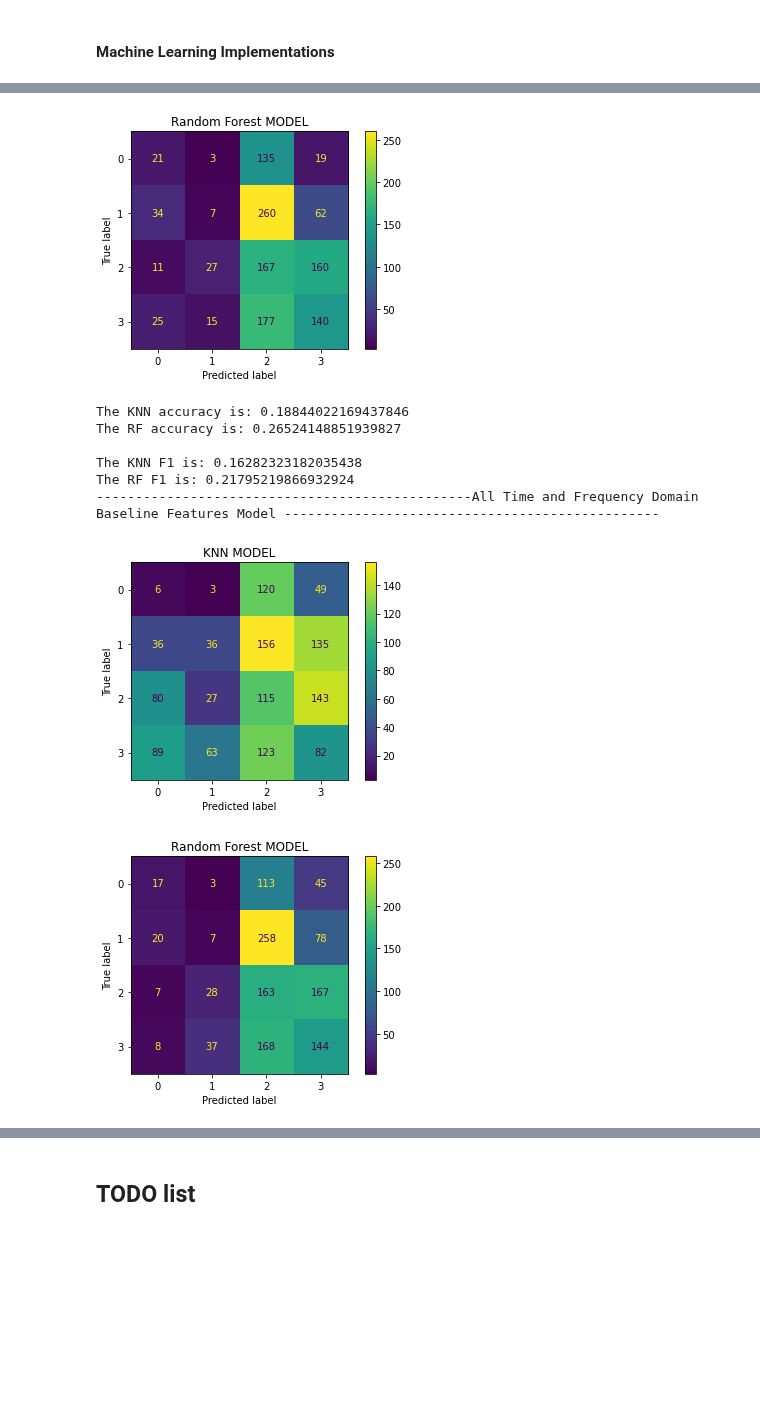
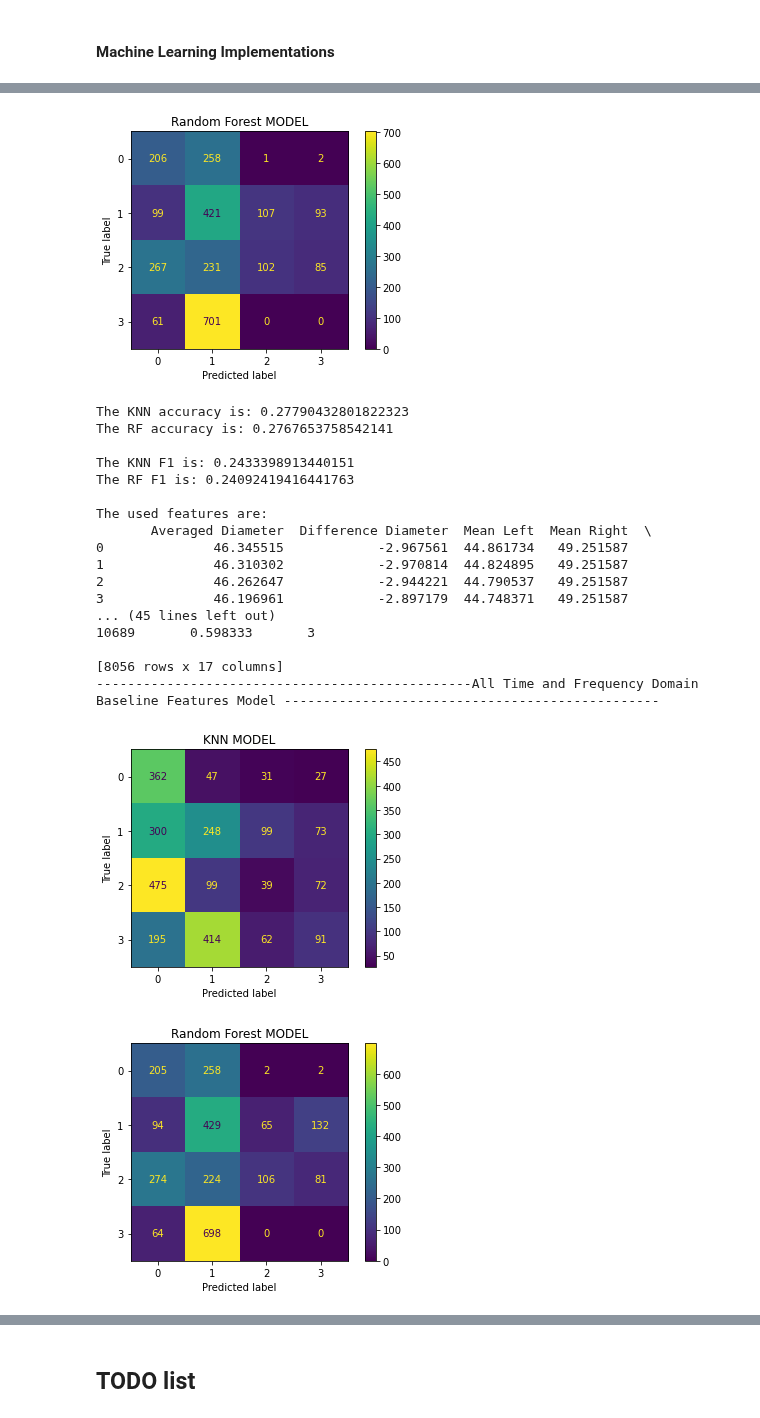
Before and after one commit to BaiYunpeng1949/mobile-eye-computing, a Jupyter notebook: ProcessDataNTestAlgorithm/[On] TraditionalMLunderWaveletStructure.ipynb, the cells around one changed output, grey strips where cells are left out. Cells and saved outputs as stored; diff of their text form; code cells hidden in the pictures; blank space fills up the shorter version.

```diff
--- a/ProcessDataNTestAlgorithm/[On] TraditionalMLunderWaveletStructure.ipynb
+++ b/ProcessDataNTestAlgorithm/[On] TraditionalMLunderWaveletStructure.ipynb
@@ -238,8 +217,8 @@ def validate_instances(df_input):
 #     df = df.loc[df[LABELS] < 3] # Try with 3 labels: 0, 1, 2 since LHIPA was not sensitive to the THREEBACKs.
 #     df = df.loc[df[LABELS] != 1] # Try with 3 labels: 0, 2 since LHIPA was not sensitive to these 2 classes. dfObj[(dfObj['Sale'] > 30) & (dfObj['Sale'] < 33) ]
 
-    df_train = df.loc[df[PID] != 5] # <TODO: this part needs to be improved>
-    df_test = df.loc[df[PID] == 5]
+    df_train = df.loc[df[PID] != 8] # <TODO: this part needs to be improved>
+    df_test = df.loc[df[PID] == 8]
 
 
 #     # Reset the index.
@@ -293,7 +275,9 @@ def select_features(df_input, selected_feature_sets, dropped_feature_sets):
 def train_test_models(df_input, df_test, label_string): # <TODO> need to modify later.
     df = df_input.copy()
 
-#     # Split dataset.
+    # Split dataset.
+
+    # K-fold way.
 #     # Get the X and y sets.
 #     X = df.loc[:, df.columns != LABELS].to_numpy()
 #     y = df.loc[:, df.columns == LABELS].to_numpy()
@@ -303,14 +287,14 @@ def train_test_models(df_input, df_test, label_string): # <TODO> need to modify
 #     X_train, X_test, y_train, y_test = train_test_split(X, y, test_size=TEST_SIZE_PCT, random_state=999)
 
 ###################################### Testing area #################################
-    df_test_ = df_test.copy()
+    df_test = df_test.copy()
 
     X_train = df.loc[:, df.columns != LABELS].to_numpy()
     y_train = df.loc[:, df.columns == LABELS].to_numpy()
     y_train = np.reshape(y_train, -1)
 
-    X_test = df_test_.loc[:, df_test_.columns != LABELS].to_numpy()
-    y_test = df_test_.loc[:, df_test_.columns == LABELS].to_numpy()
+    X_test = df_test.loc[:, df_test.columns != LABELS].to_numpy()
+    y_test = df_test.loc[:, df_test.columns == LABELS].to_numpy()
     y_test = np.reshape(y_test, -1)
 ######################################################################################
 
@@ -344,8 +328,8 @@ def train_test_models(df_input, df_test, label_string): # <TODO> need to modify
     # Print the results.
     print('\nThe KNN accuracy is: ' + str(acc_score_knn) +  '\nThe RF accuracy is: ' + str(acc_score_rf))
     print('\nThe KNN F1 is: ' + str(f1_score_knn) +  '\nThe RF F1 is: ' + str(f1_score_rf))
-#     print('\nThe used features are: ') # Briefly display the features utilized.
-#     print(df)
+    print('\nThe used features are: ') # Briefly display the features utilized.
+    print(df)
 
     # Output the data.
     df_output = df.copy()
@@ -357,13 +341,9 @@ def train_test_models(df_input, df_test, label_string): # <TODO> need to modify
 
 # Encode features into numeric values.
 df_numeric_features = encode(df_input=df_raw_features)
-df_numeric_test = encode(df_input=df_raw_test)
 
 # Get validated instances.
-# df_all_features = validate_instances(df_input=df_numeric_features)
-# df_all_features_test = validate_instances(df_input=df_numeric_test)
-
-df_all_features, df_all_features_test = validate_instances(df_input=df_numeric_features)
+df_train, df_test = validate_instances(df_input=df_numeric_features)
 
 
 # Looping and fine-tuning hyper-parameters. <TODO>
@@ -371,10 +351,10 @@ df_all_features, df_all_features_test = validate_instances(df_input=df_numeric_f
 # Compare different features.
 # Time-domain baseline feature sets.
 time_domain_features = [AVE_DM, DIFF_DM, MEAN_LEFT, MEAN_RIGHT, VAR_LEFT, VAR_RIGHT, STD_LEFT, STD_RIGHT, MAX_LEFT, MAX_RIGHT, SKEW_LEFT, SKEW_RIGHT, MED_LEFT, MED_RIGHT]
-df_baseline_time_features = select_features(df_input=df_all_features, selected_feature_sets=time_domain_features, dropped_feature_sets=False)
+df_baseline_time_features = select_features(df_input=df_train, selected_feature_sets=time_domain_features, dropped_feature_sets=False)
 # train_test_models(df_input=df_baseline_time_features, label_string='Time-domain-based Features')
 
-df_baseline_time_features_test = select_features(df_input=df_all_features_test, selected_feature_sets=time_domain_features, dropped_feature_sets=False)
+df_baseline_time_features_test = select_features(df_input=df_test, selected_feature_sets=time_domain_features, dropped_feature_sets=False)
 train_test_models(df_input=df_baseline_time_features, df_test=df_baseline_time_features_test, label_string='Time-domain-based Features')
 
 # # Freqeuncy baseline feature sets.
@@ -393,21 +373,20 @@ train_test_models(df_input=df_baseline_time_features, df_test=df_baseline_time_f
 
 # IPA LHIPA and AVE_DM + DF_DM features.
 freq_time_baseline_features = [AVE_DM, DIFF_DM, MEAN_LEFT, MEAN_RIGHT, VAR_LEFT, VAR_RIGHT, STD_LEFT, STD_RIGHT, MAX_LEFT, MAX_RIGHT, SKEW_LEFT, SKEW_RIGHT, MED_LEFT, MED_RIGHT,IPA_LEFT, IPA_RIGHT, LHIPA_LEFT, LHIPA_RIGHT]
-df_baselines = select_features(df_input=df_all_features, selected_feature_sets=freq_time_baseline_features, dropped_feature_sets=False)
+df_baselines = select_features(df_input=df_train, selected_feature_sets=freq_time_baseline_features, dropped_feature_sets=False)
 # train_test_models(df_input=df_baselines, label_string='All Time and Frequency Domain Baseline Features')
 
-df_baselines_test = select_features(df_input=df_all_features_test, selected_feature_sets=freq_time_baseline_features, dropped_feature_sets=False)
+df_baselines_test = select_features(df_input=df_test, selected_feature_sets=freq_time_baseline_features, dropped_feature_sets=False)
 train_test_models(df_input=df_baselines, df_test=df_baselines_test, label_string='All Time and Frequency Domain Baseline Features')
-
 
 
 
 # My proposed feature based features.
 dropped_IPA_LHIPA_features = [IPA_LEFT, IPA_RIGHT, LHIPA_LEFT, LHIPA_RIGHT]
-df_proposed = select_features(df_input=df_all_features, selected_feature_sets=False, dropped_feature_sets=dropped_IPA_LHIPA_features)
+df_proposed = select_features(df_input=df_train, selected_feature_sets=False, dropped_feature_sets=dropped_IPA_LHIPA_features)
 # train_test_models(df_input=df_proposed, label_string='My Proposed Features')
 
-df_proposed_test = select_features(df_input=df_all_features_test, selected_feature_sets=False, dropped_feature_sets=dropped_IPA_LHIPA_features)
+df_proposed_test = select_features(df_input=df_test, selected_feature_sets=False, dropped_feature_sets=dropped_IPA_LHIPA_features)
 train_test_models(df_input=df_proposed, df_test=df_proposed_test, label_string='My Proposed Features')
 
 
@@ -422,9 +401,20 @@ The blinking threshold is: 1.0. Before there was: 8802 instances, then there is
-[figure, old version]
+[figure, new version]
-The KNN accuracy is: 0.18844022169437846
-The RF accuracy is: 0.26524148851939827
+The KNN accuracy is: 0.27790432801822323
+The RF accuracy is: 0.2767653758542141
 
-The KNN F1 is: 0.16282323182035438
-The RF F1 is: 0.21795219866932924
+The KNN F1 is: 0.2433398913440151
+The RF F1 is: 0.24092419416441763
+
+The used features are:
+       Averaged Diameter  Difference Diameter  Mean Left  Mean Right  \
+0              46.345515            -2.967561  44.861734   49.251587
+1              46.310302            -2.970814  44.824895   49.251587
+2              46.262647            -2.944221  44.790537   49.251587
+3              46.196961            -2.897179  44.748371   49.251587
+... (45 lines left out)
+10689       0.598333       3
+
+[8056 rows x 17 columns]
 ------------------------------------------------All Time and Frequency Domain Baseline Features Model ------------------------------------------------
-[figure, old version]
+[figure, new version]
-[figure, old version]
+[figure, new version]
```
Also changed, not shown: parts of 5 cells of this notebook, 1 other file.
